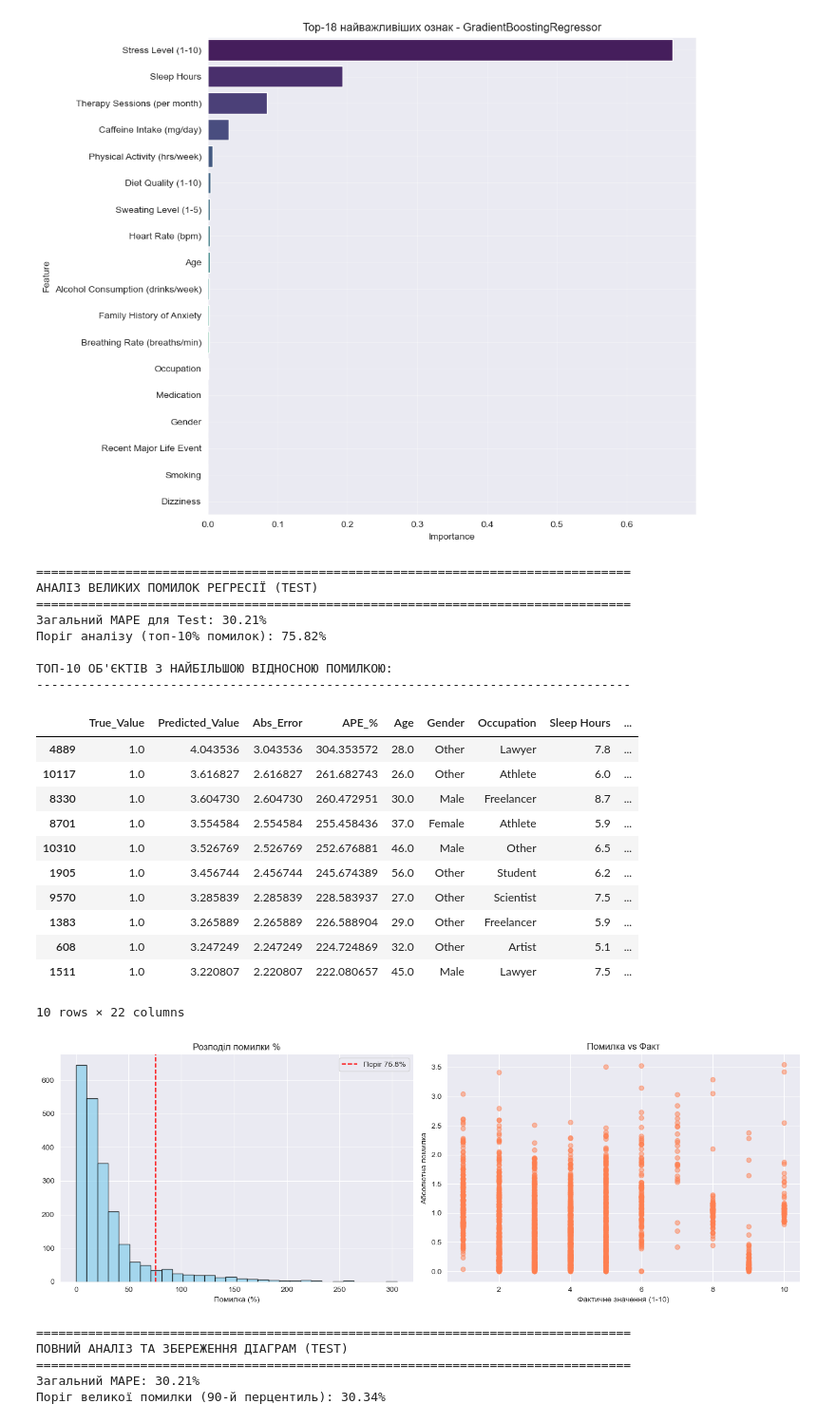
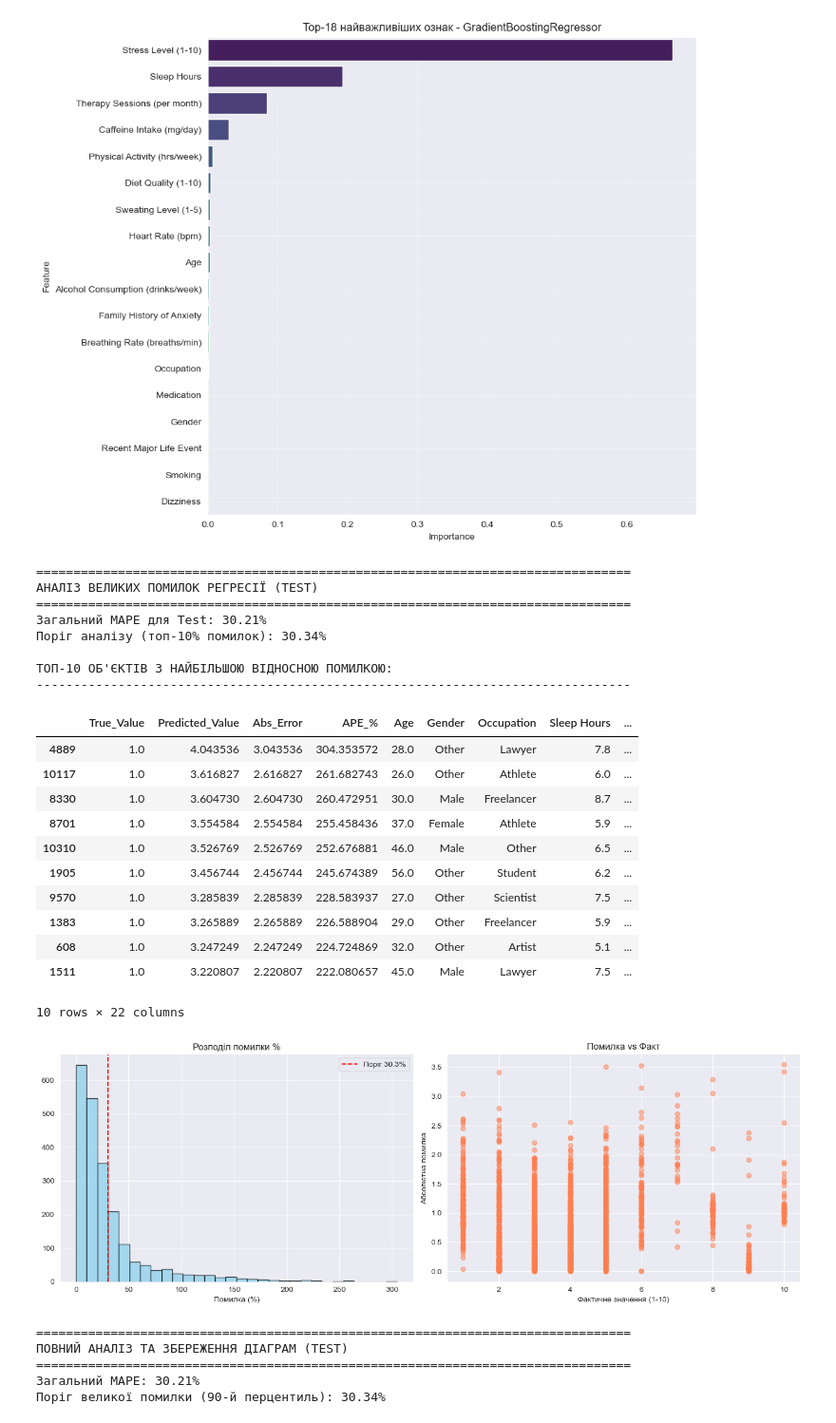
Before and after one commit to MotrukOleg/SocialEnxiety, a Jupyter notebook: model_selection_regression.ipynb, the cells around one changed output. Shown at 95% size. Saved outputs shown, nothing was run; the diff lists cells and outputs as text; code cells hidden in the pictures.

```diff
--- a/model_selection_regression.ipynb
+++ b/model_selection_regression.ipynb
@@ -1557,7 +1557,7 @@ def perform_regression_error_analysis(X, y_true, y_pred, dataset_name="Test", fi
     full_errors_df = pd.concat([errors_df, X_orig], axis=1)
 
     # Визначаємо топ-10% помилок
-    threshold = errors_df['APE_%'].quantile(0.90)
+    threshold = errors_df['APE_%'].quantile(0.70)
     outliers_df = full_errors_df[full_errors_df['APE_%'] >= threshold].sort_values('APE_%', ascending=False)
 
     print(f"Загальний MAPE для {dataset_name}: {ape.mean():.2%}")
@@ -1589,35 +1589,35 @@ def perform_regression_error_analysis(X, y_true, y_pred, dataset_name="Test", fi
 
 
 # 2. Запустіть аналіз
 perform_regression_error_analysis(
     X_test, y_test, y_test_pred,
     dataset_name="Test",
     filename="results/regression/graphics/errors_test.png",
     scaler=scaler,
     label_encoders=label_encoders
 )
 # %% [output]
 ================================================================================
 АНАЛІЗ ВЕЛИКИХ ПОМИЛОК РЕГРЕСІЇ (TEST)
 ================================================================================
 Загальний MAPE для Test: 30.21%
-Поріг аналізу (топ-10% помилок): 75.82%
+Поріг аналізу (топ-10% помилок): 30.34%
 
 ТОП-10 ОБ'ЄКТІВ З НАЙБІЛЬШОЮ ВІДНОСНОЮ ПОМИЛКОЮ:
 --------------------------------------------------------------------------------
 |  | True_Value | Predicted_Value | Abs_Error | APE_% | Age | Gender | Occupation | Sleep Hours | ... |
 | 4889 | 1.0 | 4.043536 | 3.043536 | 304.353572 | 28.0 | Other | Lawyer | 7.8 | ... |
 | 10117 | 1.0 | 3.616827 | 2.616827 | 261.682743 | 26.0 | Other | Athlete | 6.0 | ... |
 | 8330 | 1.0 | 3.604730 | 2.604730 | 260.472951 | 30.0 | Male | Freelancer | 8.7 | ... |
 | 8701 | 1.0 | 3.554584 | 2.554584 | 255.458436 | 37.0 | Female | Athlete | 5.9 | ... |
 | 10310 | 1.0 | 3.526769 | 2.526769 | 252.676881 | 46.0 | Male | Other | 6.5 | ... |
 | 1905 | 1.0 | 3.456744 | 2.456744 | 245.674389 | 56.0 | Other | Student | 6.2 | ... |
 | 9570 | 1.0 | 3.285839 | 2.285839 | 228.583937 | 27.0 | Other | Scientist | 7.5 | ... |
 | 1383 | 1.0 | 3.265889 | 2.265889 | 226.588904 | 29.0 | Other | Freelancer | 5.9 | ... |
 | 608 | 1.0 | 3.247249 | 2.247249 | 224.724869 | 32.0 | Other | Artist | 5.1 | ... |
 | 1511 | 1.0 | 3.220807 | 2.220807 | 222.080657 | 45.0 | Male | Lawyer | 7.5 | ... |
 10 rows × 22 columns
-[figure, old version]
+[figure, new version]
 # %%
 import numpy as np
 import pandas as pd
```
Also changed, not shown: parts of 4 cells of this notebook, 26 other files.
